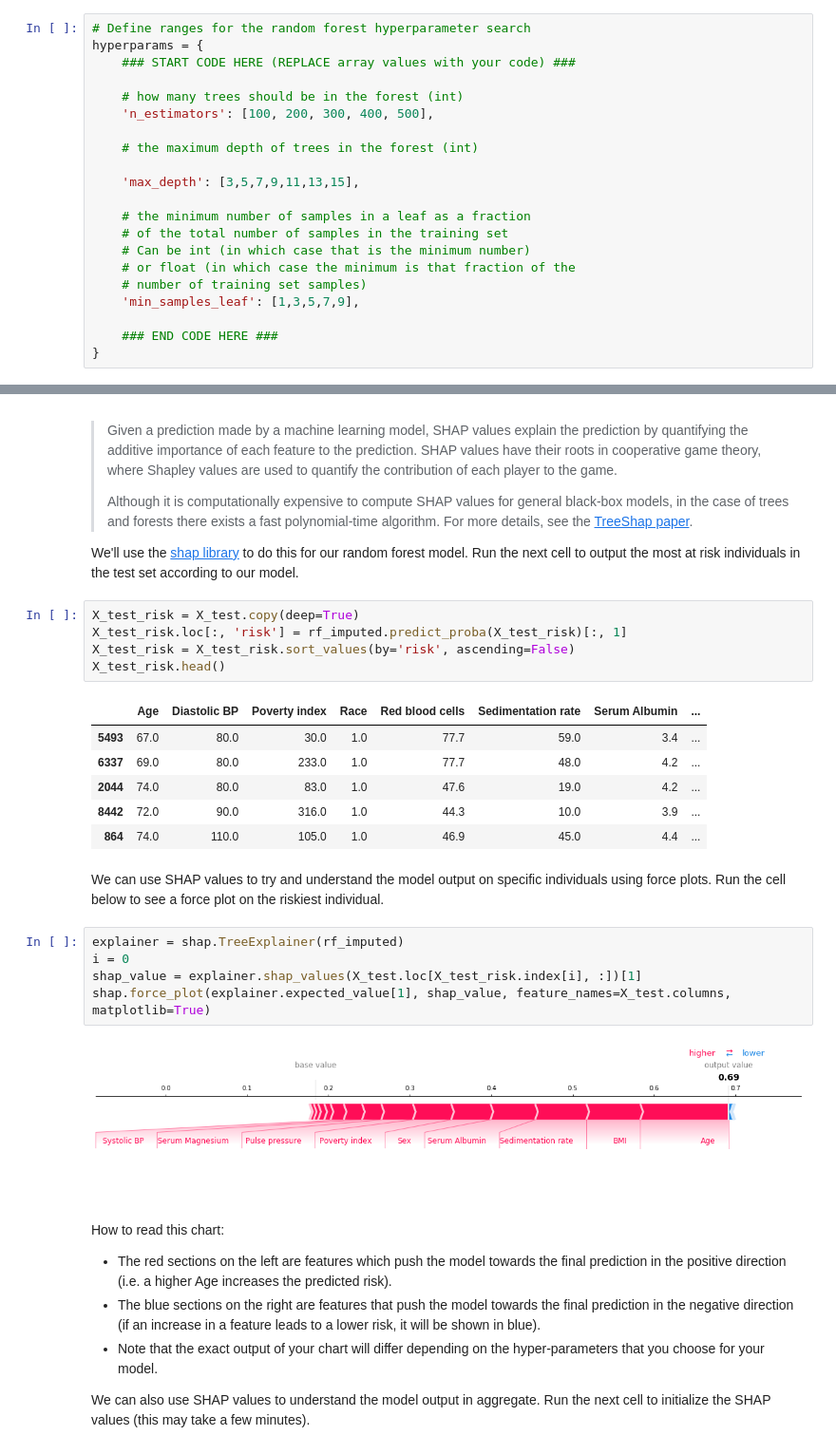
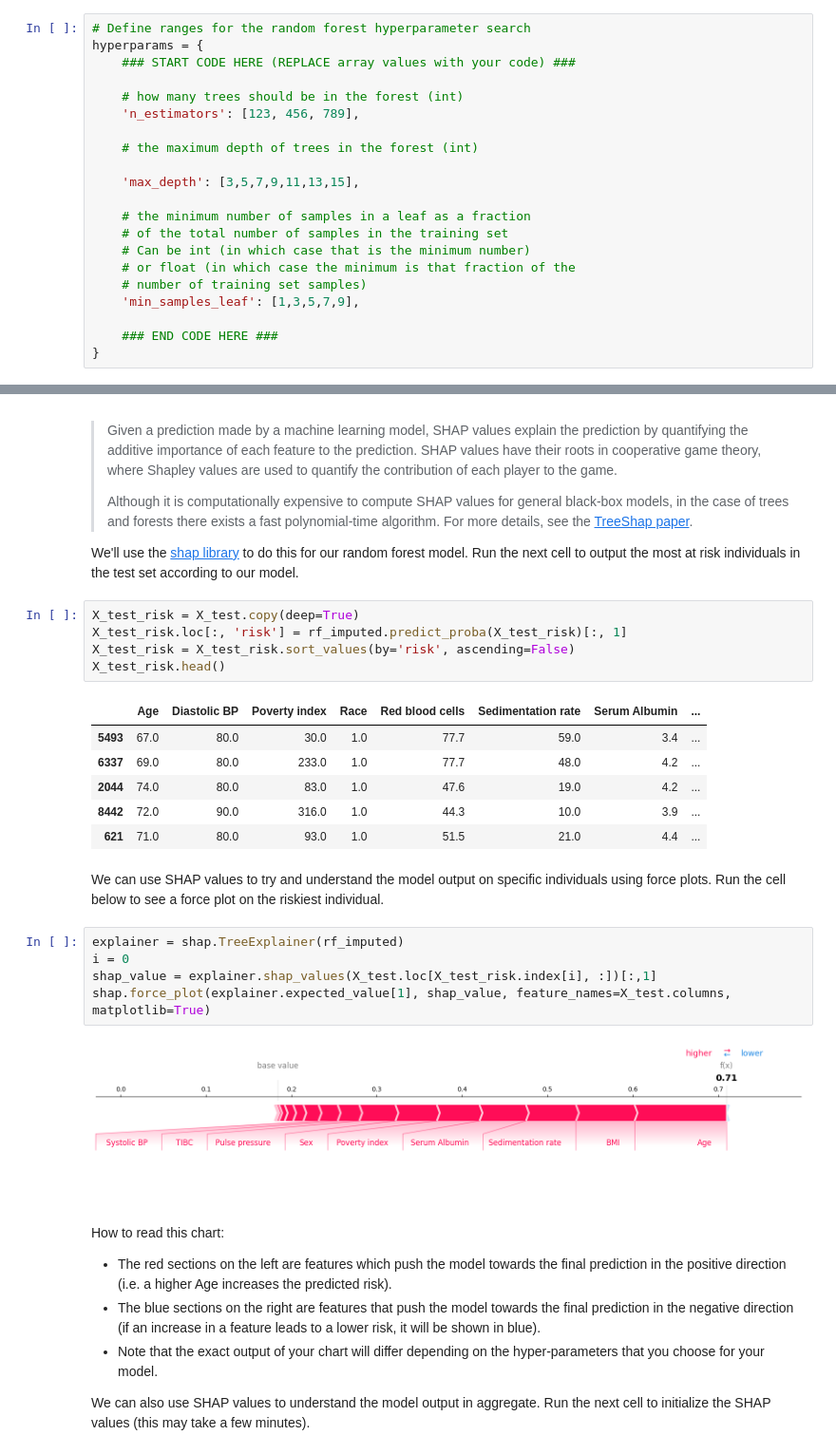
Before and after one commit to khteh/JupyterNotebooks, a Jupyter notebook: DeepLearning.AI/MedicalPrognosis/C2_W2_Assignment.ipynb, the cells around one changed output, grey strips where cells are left out. Shown at 95% size. Drawn from its saved outputs; the diff is of its cells as text.

```diff
--- a/DeepLearning.AI/MedicalPrognosis/C2_W2_Assignment.ipynb
+++ b/DeepLearning.AI/MedicalPrognosis/C2_W2_Assignment.ipynb
@@ -837,7 +864,7 @@ hyperparams = {
     ### START CODE HERE (REPLACE array values with your code) ###
 
     # how many trees should be in the forest (int)
-    'n_estimators': [100, 200, 300, 400, 500],
+    'n_estimators': [123, 456, 789],
 
     # the maximum depth of trees in the forest (int)
 
@@ -948,16 +975,16 @@ X_test_risk.head()
 | 6337 | 69.0 | 80.0 | 233.0 | 1.0 | 77.7 | 48.0 | 4.2 | ... |
 | 2044 | 74.0 | 80.0 | 83.0 | 1.0 | 47.6 | 19.0 | 4.2 | ... |
 | 8442 | 72.0 | 90.0 | 316.0 | 1.0 | 44.3 | 10.0 | 3.9 | ... |
-| 864 | 74.0 | 110.0 | 105.0 | 1.0 | 46.9 | 45.0 | 4.4 | ... |
+| 621 | 71.0 | 80.0 | 93.0 | 1.0 | 51.5 | 21.0 | 4.4 | ... |
 # %% [markdown]
 We can use SHAP values to try and understand the model output on specific individuals using force plots. Run the cell below to see a force plot on the riskiest individual.
 # %%
 explainer = shap.TreeExplainer(rf_imputed)
 i = 0
-shap_value = explainer.shap_values(X_test.loc[X_test_risk.index[i], :])[1]
+shap_value = explainer.shap_values(X_test.loc[X_test_risk.index[i], :])[:,1]
 shap.force_plot(explainer.expected_value[1], shap_value, feature_names=X_test.columns, matplotlib=True)
 # %% [output]
-[figure, old version]
+[figure, new version]
 # %% [markdown]
 How to read this chart:
 - The red sections on the left are features which push the model towards the final prediction in the positive direction (i.e. a higher Age increases the predicted risk).
```
Also changed, not shown: parts of 15 cells of this notebook, 11 other files.
